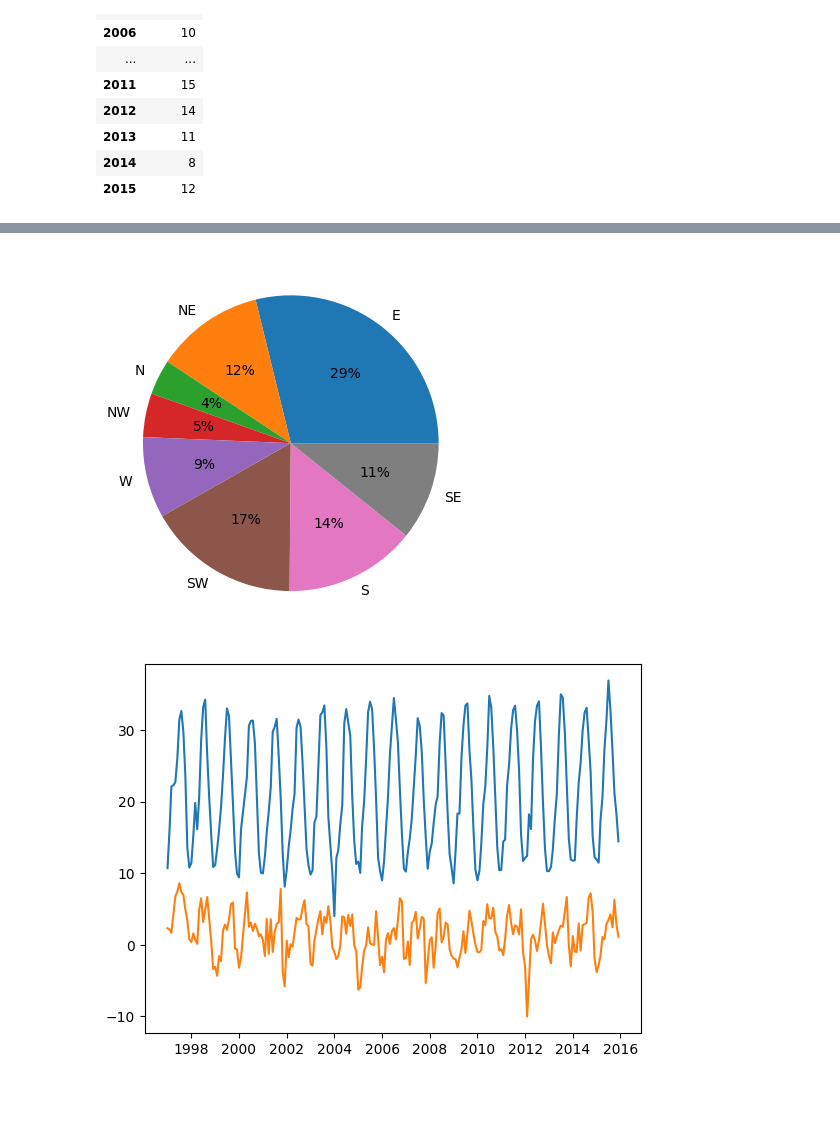
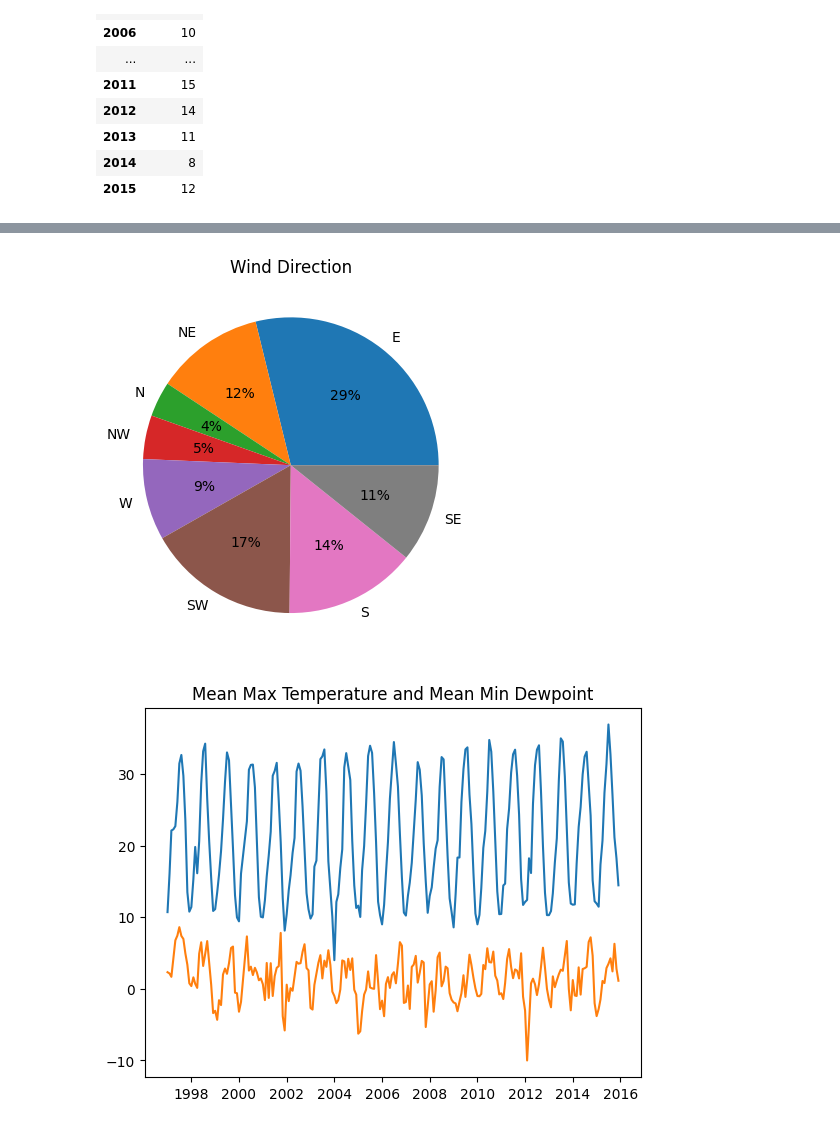
Before and after one commit to ArseniusShapar/ML_lab1, a Jupyter notebook: notebook.ipynb, the cells around one changed output, grey strips where cells are left out. Saved outputs shown, nothing was run; the diff lists cells and outputs as text; code cells hidden in the pictures; blank space fills up the shorter version.

```diff
--- a/notebook.ipynb
+++ b/notebook.ipynb
@@ -172,20 +188,21 @@ plt.show()
 # %%
 directions = ['E', 'NE', 'N', 'NW', 'W', 'SW', 'S', 'SE']
 
 
 def direction(degree: int) -> str:
     degree += 45 / 2
-    degree = degree - 360 if degree > 360 else degree
+    degree %= 360
     return directions[int(degree / 45)]
 
 
 directions_data = df['WindDirDegrees'].map(direction)
 counts = [len(directions_data.loc[directions_data == direct]) for direct in directions]
 
+plt.title('Wind Direction')
 plt.pie(counts, labels=directions, autopct='%1.0f%%')
 plt.show()
 # %% [output]
-[figure, old version]
+[figure, new version]
 # %%
 from datetime import datetime
 
@@ -196,8 +213,9 @@ for date, _ in data.iterrows():
     year, month = date
     dates.append(datetime(year=int(year), month=int(month), day=1))
 
+plt.title('Mean Max Temperature and Mean Min Dewpoint')
 plt.plot(dates, data['Max TemperatureC'])
 plt.plot(dates, data['Min DewpointC'])
 plt.show()
 # %% [output]
-[figure, old version]
+[figure, new version]
```
Also changed, not shown: parts of 3 cells of this notebook.
